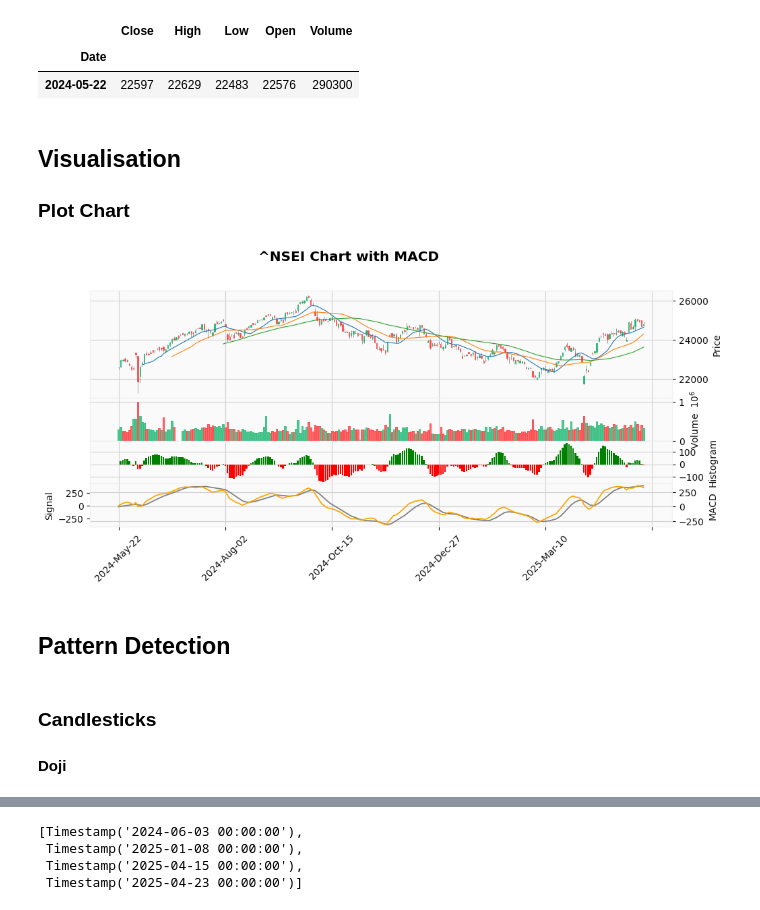
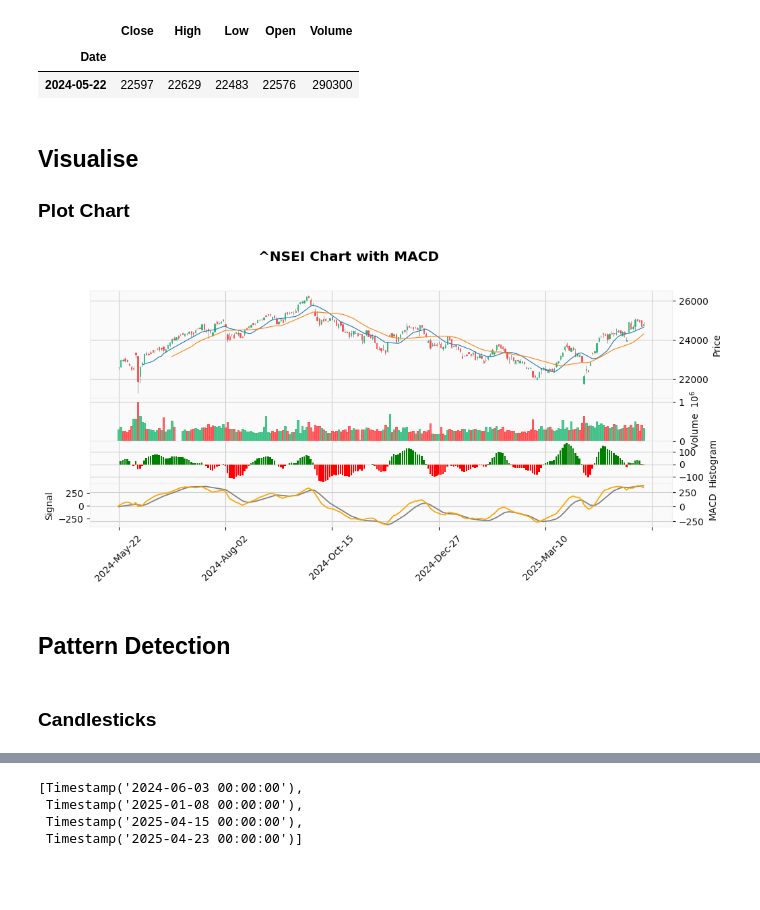
Before and after one commit to JeanRosselVallee/quant, a Jupyter notebook: Algorithmic_Trading.ipynb, the cells around one changed output, grey strips where cells are left out. Saved outputs shown, nothing was run; the diff lists cells and outputs as text; code cells hidden in the pictures; blank space fills up the shorter version.

```diff
--- a/Algorithmic_Trading.ipynb
+++ b/Algorithmic_Trading.ipynb
@@ -61,11 +63,16 @@ def plot_chart(df_in, s_title, li_mav=[], li_addplots=[], bo_add_Volume=True, i_
         s_title (str): chart's title
         bo_add_Volume (bool, optional): If True (default), adds a volume subplot
     '''
-    mpf.plot(df_in, type='candle', title=s_title, volume=bo_add_Volume, figsize=(i_width, i_height),
-            mav=li_mav,           # moving average curves
-            addplot=li_addplots,  # append other curves in current or additional panels
-            style='yahoo'         # other styles: binance, nightclouds
-    )
+    fig, axes = mpf.plot(df_in, type='candle', title=s_title, volume=bo_add_Volume, figsize=(i_width, i_height),
+                        mav=li_mav,           # moving average curves
+                        addplot=li_addplots,  # append other curves in current or additional panels
+                        style='yahoo',        # other styles: binance, nightclouds
+                        returnfig=True        # allows to return axes
+                )
+    if li_addplots != [] :
+        axes[1].set_yticks([])
+        axes[1].legend(loc='upper left')
+    plt.show()
 # %%
 def append_macd (df_in, bo_add_Volume, li_addplots=[]) :
     '''
@@ -178,10 +263,5 @@ df_simpler.head(1)
 | Date |  |  |  |  |  |
 | 2024-05-22 | 22597 | 22629 | 22483 | 22576 | 290300 |
 # %% [markdown]
-## Visualisation
+## Visualise
 ### Plot Chart
-# %%
-s_title = s_stock_ref + ' Chart with MACD'
-add_plot_to_chart(df_simpler, s_title)
-# %% [output]
-[figure, removed]
@@ -188,5 +270,12 @@ add_plot_to_chart(df_simpler, s_title)
+# %%
+s_title       = s_stock_ref + ' Chart with MACD'
+li_mav        = [12, 26]
+bo_add_Volume = True
+li_addplots   = append_macd(df_simpler, bo_add_Volume)
+plot_chart(df_simpler, s_title, li_mav, li_addplots, bo_add_Volume=bo_add_Volume)
+# %% [output]
+[figure, added]
 # %% [markdown]
 ## Pattern Detection
 # %% [markdown]
 ### Candlesticks
-#### Doji
```
Also changed, not shown: parts of 85 cells of this notebook.
